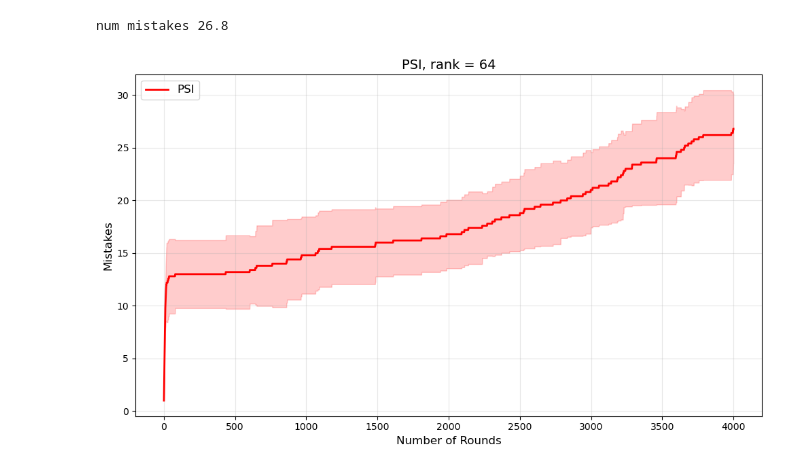
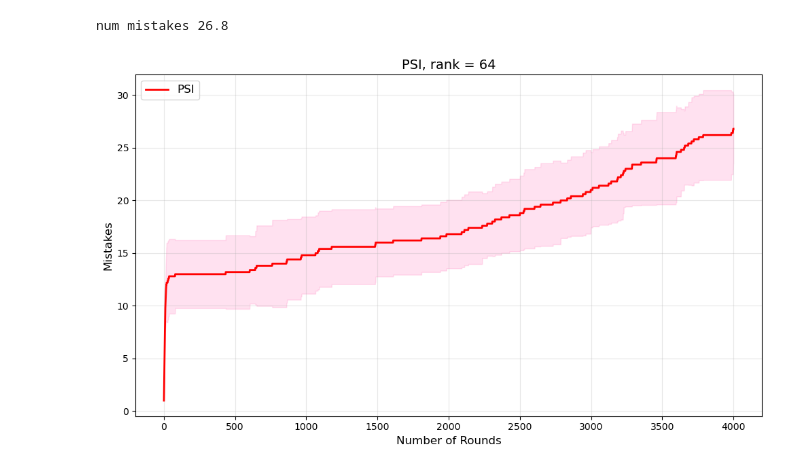
Before and after one commit to ekshustova/Scalable-LinUCB, a Jupyter notebook: experiments/mnist_psi.ipynb, the cells around one changed output. Drawn from its saved outputs; the diff is of its cells as text; code cells hidden in the pictures.

```diff
--- a/experiments/mnist_psi.ipynb
+++ b/experiments/mnist_psi.ipynb
@@ -63,20 +63,20 @@ num mistakes 26.8
 # %%
 plt.figure(figsize=(10, 6))
 
 rounds = np.arange(1, T + 1)
 
 plt.plot(rounds, mean_mistakes, label='PSI', color='red', linewidth=2)
 plt.fill_between(rounds,
                  mean_mistakes - std_mistakes,
                  mean_mistakes + std_mistakes,
-                 alpha=0.2, color='red')
+                 alpha=0.2, color='hotpink')
 
 plt.xlabel('Number of Rounds', fontsize=12)
 plt.ylabel('Mistakes', fontsize=12)
 plt.title(f'PSI, rank = {m}', fontsize=14)
 plt.legend(fontsize=12)
 plt.grid(True, alpha=0.3)
 plt.tight_layout()
 plt.show()
 # %% [output]
-[figure, old version]
+[figure, new version]
```
Also changed, not shown: 1 other file.
